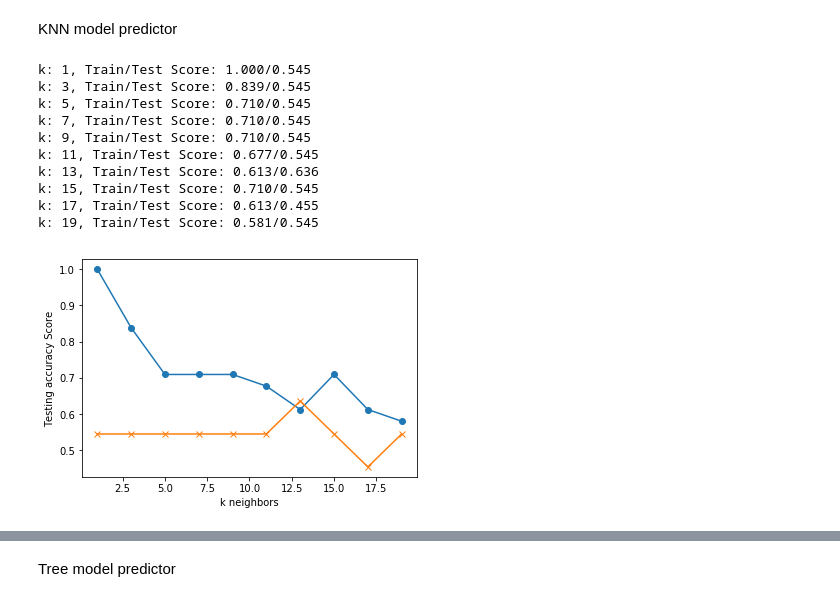
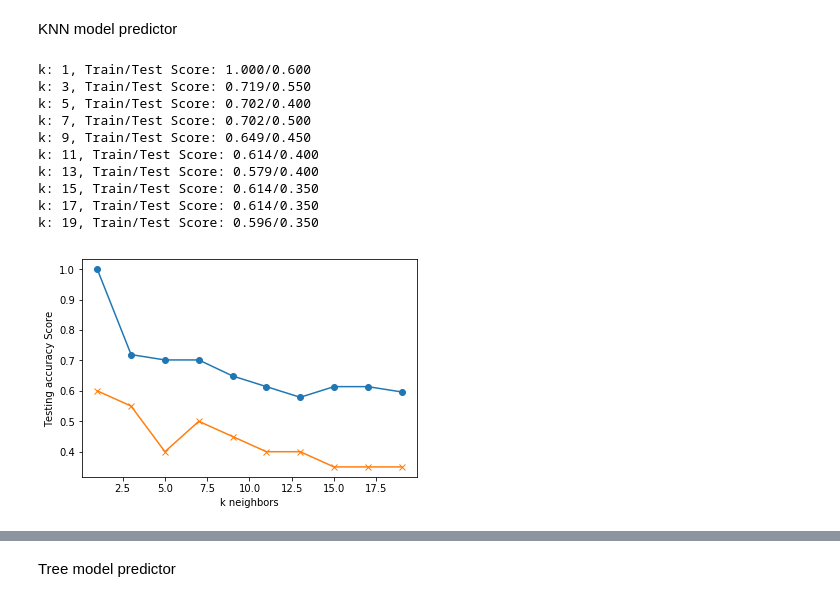
Before and after one commit to gofish1234/MachineLearning, a Jupyter notebook: SampleDataTest.ipynb, the cells around one changed output, grey strips where cells are left out. Saved outputs shown, nothing was run; the diff lists cells and outputs as text; code cells hidden in the pictures.

```diff
--- a/SampleDataTest.ipynb
+++ b/SampleDataTest.ipynb
@@ -4,6 +4,6 @@ from sklearn.neighbors import KNeighborsClassifier
 import pandas as pd
 import os
 # %%
-df = pd.read_csv(os.path.join("..", "Resources", "SampleData2.csv"))
+df = pd.read_csv(os.path.join("..", "Resources", "All_Tweet_Twit.csv"))
 df.head()
 # %% [output]
@@ -16,5 +16,4 @@ df.head()
 # %%
-y = df["change"]
-y = y.astype('int64', copy=False)
+y = df["Calc"]
+#y = y.astype('int64', copy=False)
 target_names = ["negative", "positive"]
-y.describe
@@ -39,2 +20,3 @@ Name: change, dtype: int64>
 # %%
-X = df.drop(["Date", "stock", "Ticker", "change"], axis=1)
+X = df.drop(["Date", "Stock", "Calc", "Value", "Tweetpolarity", "Tweetsubjectivity", "Total_Tweets"], axis=1)
+X.head()
@@ -46,32 +35,34 @@ X_train, X_test, y_train, y_test = train_test_split(X, y, random_state=42)
 # %%
 # Loop through different k values to see which has the highest accuracy
 # Note: We only use odd numbers because we don't want any ties
 train_scores = []
 test_scores = []
+k_values = []
 for k in range(1, 20, 2):
     knn = KNeighborsClassifier(n_neighbors=k)
     knn.fit(X_train, y_train)
     train_score = knn.score(X_train, y_train)
     test_score = knn.score(X_test, y_test)
     train_scores.append(train_score)
     test_scores.append(test_score)
+    k_values.append({k})
     print(f"k: {k}, Train/Test Score: {train_score:.3f}/{test_score:.3f}")
 
 
 plt.plot(range(1, 20, 2), train_scores, marker='o')
 plt.plot(range(1, 20, 2), test_scores, marker="x")
 plt.xlabel("k neighbors")
 plt.ylabel("Testing accuracy Score")
 plt.show()
 # %% [output]
-k: 1, Train/Test Score: 1.000/0.545
-k: 3, Train/Test Score: 0.839/0.545
-k: 5, Train/Test Score: 0.710/0.545
-k: 7, Train/Test Score: 0.710/0.545
-k: 9, Train/Test Score: 0.710/0.545
-k: 11, Train/Test Score: 0.677/0.545
-k: 13, Train/Test Score: 0.613/0.636
-k: 15, Train/Test Score: 0.710/0.545
-k: 17, Train/Test Score: 0.613/0.455
-k: 19, Train/Test Score: 0.581/0.545
+k: 1, Train/Test Score: 1.000/0.600
+k: 3, Train/Test Score: 0.719/0.550
+k: 5, Train/Test Score: 0.702/0.400
+k: 7, Train/Test Score: 0.702/0.500
+k: 9, Train/Test Score: 0.649/0.450
+k: 11, Train/Test Score: 0.614/0.400
+k: 13, Train/Test Score: 0.579/0.400
+k: 15, Train/Test Score: 0.614/0.350
+k: 17, Train/Test Score: 0.614/0.350
+k: 19, Train/Test Score: 0.596/0.350
-[figure, old version]
+[figure, new version]
```
Also changed, not shown: parts of 26 cells of this notebook.
